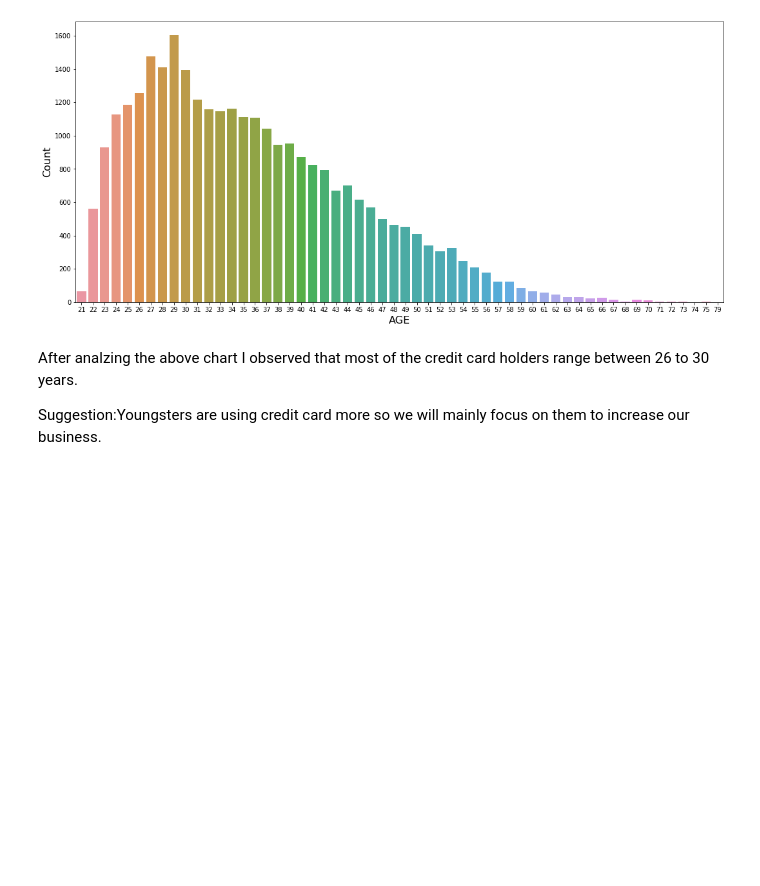
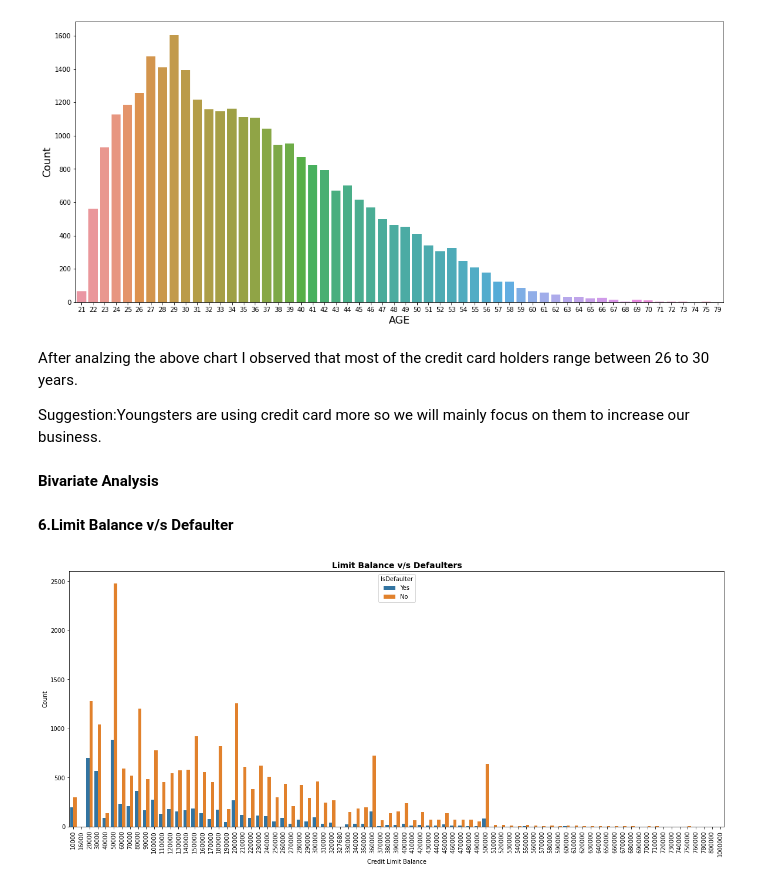
Before and after one commit to m123m12/credit-card-default-prediction, a Jupyter notebook: credit_card_default_prediction.ipynb, the cells around one changed output. Saved outputs shown, nothing was run; the diff lists cells and outputs as text; code cells hidden in the pictures; blank space fills up the shorter version.

```diff
--- a/credit_card_default_prediction.ipynb
+++ b/credit_card_default_prediction.ipynb
@@ -343,3 +343,18 @@ plt.show()
 After analzing the above chart I observed that most of the credit card holders range between 26 to 30 years.
 
 Suggestion:Youngsters are using credit card more so we will mainly focus on them to increase our business.
+# %% [markdown]
+**Bivariate Analysis**
+# %% [markdown]
+**6.Limit Balance v/s Defaulter**
+# %%
+#visualizing limit balance v/s Defaulter
+plt.figure(figsize = (20,8))
+sns.countplot(x = 'LIMIT_BAL',hue = 'IsDefaulter',data = card_data)
+plt.xticks(rotation = 90)
+plt.title('Limit Balance v/s Defaulters', fontsize = 14, fontweight = 'bold')
+plt.xlabel('Credit Limit Balance',fontsize = 10)
+plt.ylabel('Count',fontsize=10)
+plt.show()
+# %% [output]
+[figure, added]
```
Also changed, not shown: parts of 13 cells of this notebook.
